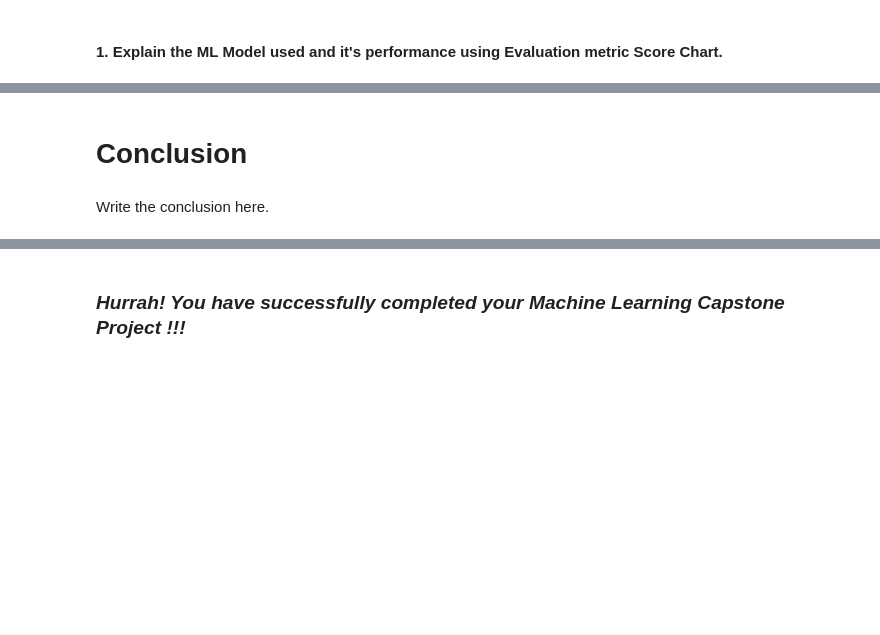
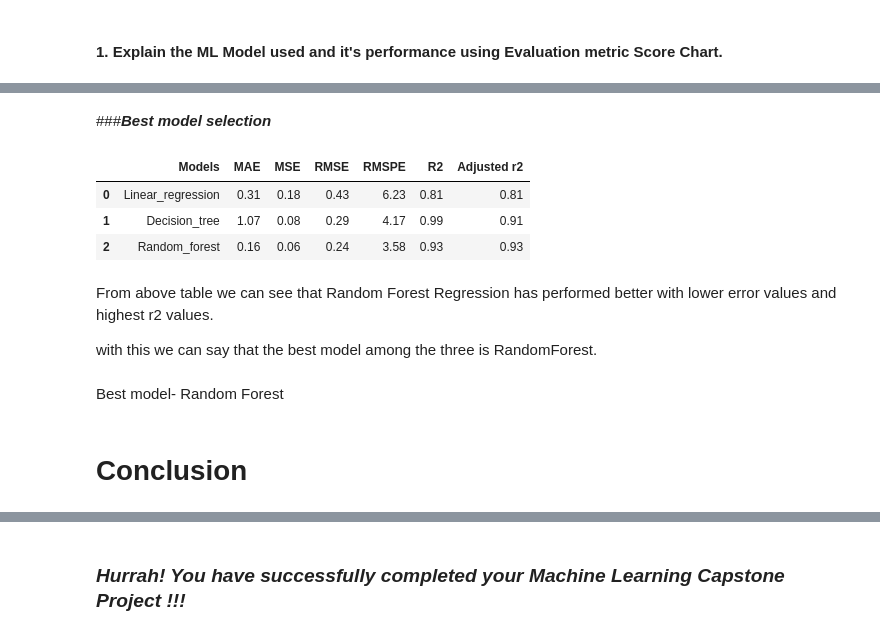
Before and after one commit to theuttammishra/Retail-Sales, a Jupyter notebook: Retail_sales_prediction.ipynb, the cells around one changed output, grey strips where cells are left out. Cells and saved outputs as stored; diff of their text form; code cells hidden in the pictures; blank space fills up the shorter version.

```diff
--- a/Retail_sales_prediction.ipynb
+++ b/Retail_sales_prediction.ipynb
@@ -1625,4 +1664,40 @@ comparison_table
+# %% [markdown]
+###***Best model selection***
+# %%
+
+# Storing different regression metrics in order to make dataframe and compare them
+Regressor = ["Linear_regression","Decision_tree","Random_forest"]
+MAE = [0.31,1.07,0.16]
+MSE = [0.18,0.08,0.06]
+RMSE = [0.43,0.29,0.24]
+RMSPE = [6.23,4.17,3.58]
+r2 = [0.81,0.99,0.93]
+Ar2 = [0.81,0.91,0.93]
+
+
+# Create dataframe from the lists
+data = {'Models': Regressor,
+        'MAE': MAE,
+        'MSE': MSE,
+        'RMSE': RMSE,
+        'RMSPE': RMSPE,
+        'R2': r2,
+        'Adjusted r2': Ar2
+       }
+metric_df = pd.DataFrame(data)
+
+# Printing dataframe
+metric_df
+# %% [output]
+|  | Models | MAE | MSE | RMSE | RMSPE | R2 | Adjusted r2 |
+| 0 | Linear_regression | 0.31 | 0.18 | 0.43 | 6.23 | 0.81 | 0.81 |
+| 1 | Decision_tree | 1.07 | 0.08 | 0.29 | 4.17 | 0.99 | 0.91 |
+| 2 | Random_forest | 0.16 | 0.06 | 0.24 | 3.58 | 0.93 | 0.93 |
+# %% [markdown]
+From above table we can see that Random Forest Regression has performed better with lower error values and highest r2 values.
+
+with this we can say that the best model among the three is RandomForest.
+# %% [markdown]
+Best model- Random Forest
 # %% [markdown]
 # **Conclusion**
-# %% [markdown]
-Write the conclusion here.
```
Also changed, not shown: parts of 61 cells of this notebook.
